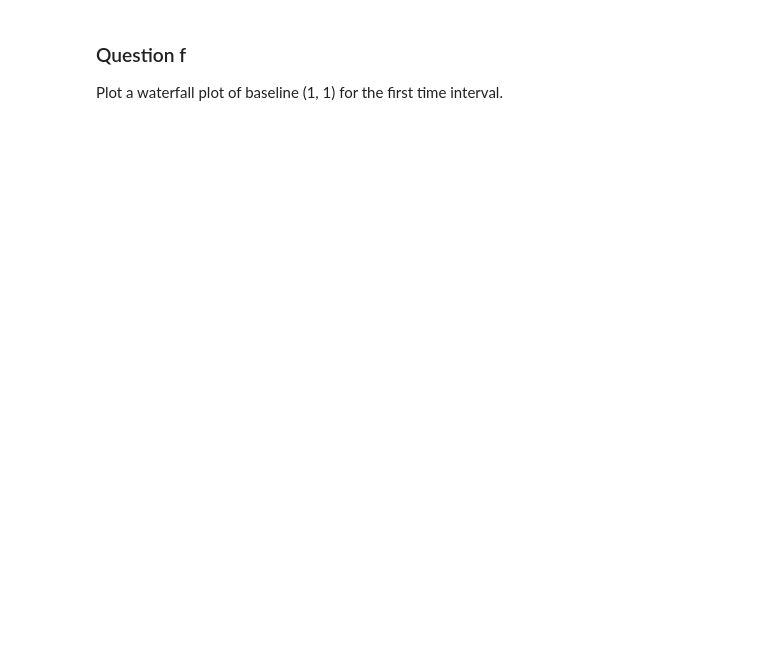
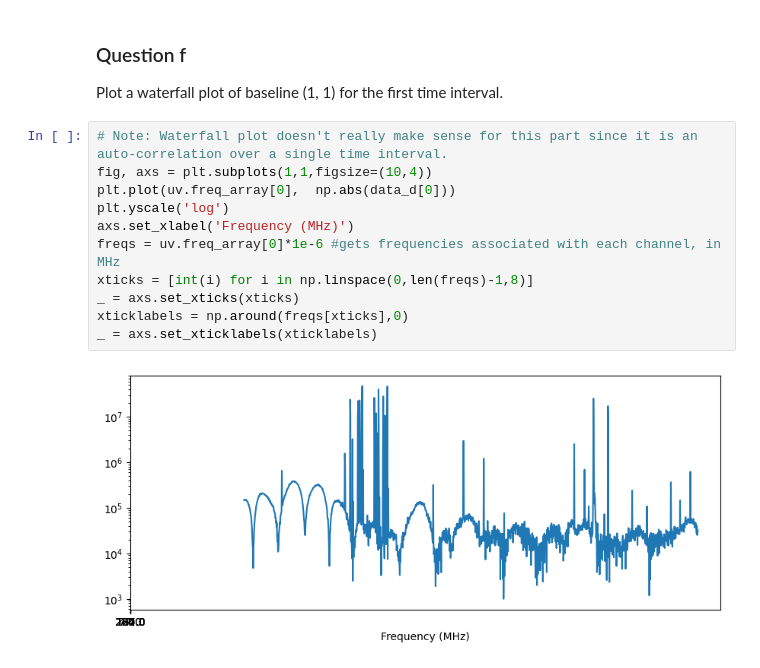
Before and after one commit to cswelch/Physics-434, a Jupyter notebook: Lab 5.ipynb, the cells around one changed output. Drawn from its saved outputs; the diff is of its cells as text; blank space fills up the shorter version.

```diff
--- a/Lab 5.ipynb
+++ b/Lab 5.ipynb
@@ -236,3 +268,16 @@ TypeError: Invalid shape (1536,) for image data
 # %% [markdown]
 ### Question f
 Plot a waterfall plot of baseline (1, 1) for the first time interval.
+# %%
+# Note: Waterfall plot doesn't really make sense for this part since it is an auto-correlation over a single time interval.
+fig, axs = plt.subplots(1,1,figsize=(10,4))
+plt.plot(uv.freq_array[0],  np.abs(data_d[0]))
+plt.yscale('log')
+axs.set_xlabel('Frequency (MHz)')
+freqs = uv.freq_array[0]*1e-6 #gets frequencies associated with each channel, in MHz
+xticks = [int(i) for i in np.linspace(0,len(freqs)-1,8)]
+_ = axs.set_xticks(xticks)
+xticklabels = np.around(freqs[xticks],0)
+_ = axs.set_xticklabels(xticklabels)
+# %% [output]
+[figure, added]
```
Also changed, not shown: parts of 15 cells of this notebook, 4 other files.
